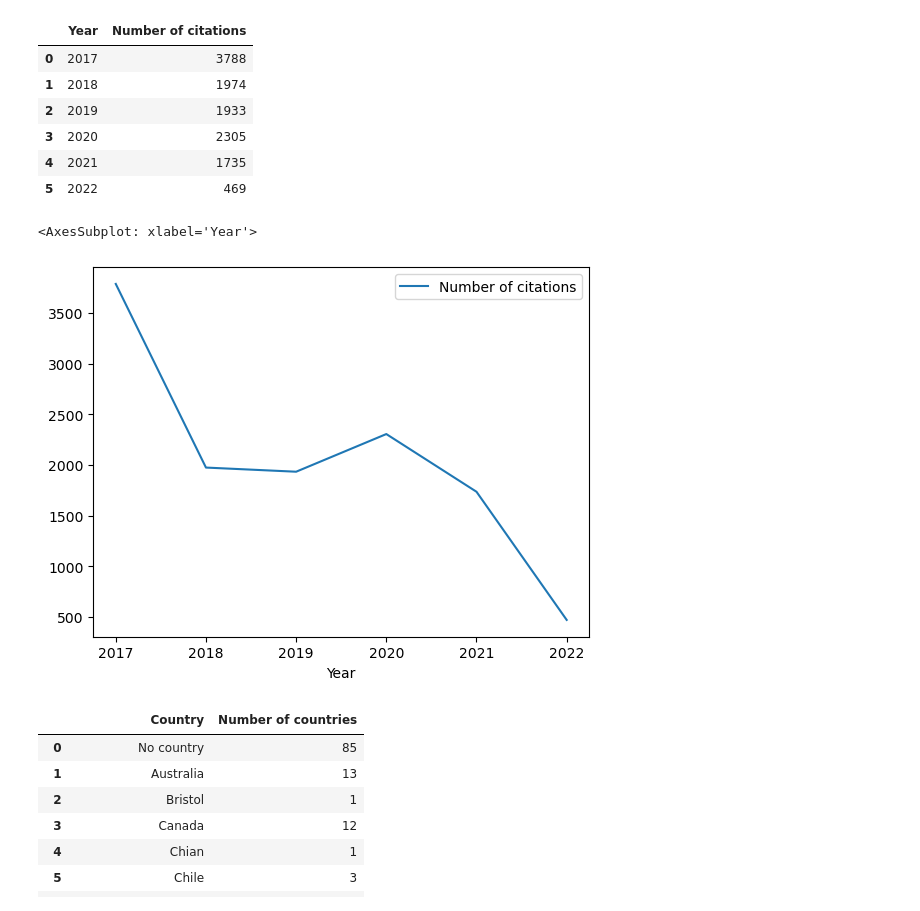
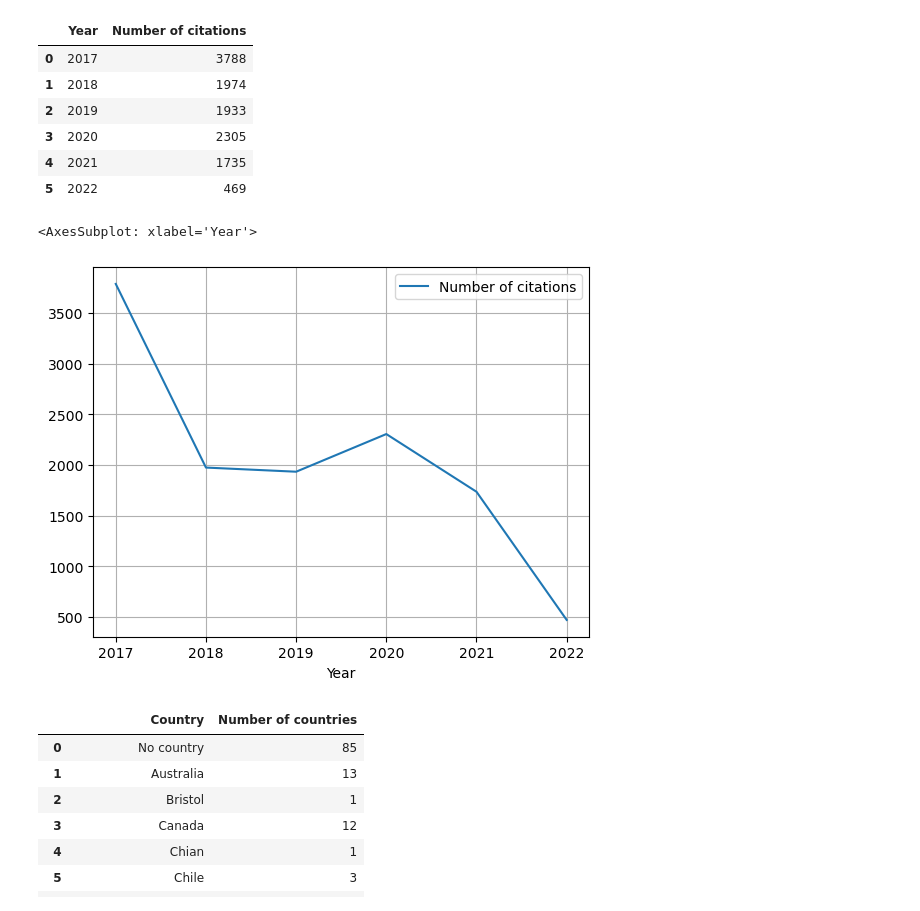
Before and after one commit to linyanna/multimodal-machine-learning, a Jupyter notebook: Assignment 1/Assignment1_pt1.ipynb, the cells around one changed output. Drawn from its saved outputs; the diff is of its cells as text; code cells hidden in the pictures.

```diff
--- a/Assignment 1/Assignment1_pt1.ipynb
+++ b/Assignment 1/Assignment1_pt1.ipynb
@@ -51,10 +51,10 @@ yearly_citation_df
 | 4 | 2021 | 1735 |
 | 5 | 2022 | 469 |
 # %%
-yearly_citation_df.plot(x='Year', y='Number of citations', kind='line')
+yearly_citation_df.plot(x='Year', y='Number of citations', kind='line', grid='True')
 # %% [output]
 <AxesSubplot: xlabel='Year'>
-[figure, old version]
+[figure, new version]
 # %%
 # Plot the figure of the number of publications across countries. You may use any available python libraries, such as pygal_maps_world, geopandas, or others.
 
```
Also changed, not shown: parts of 2 cells of this notebook, 5 other files.
